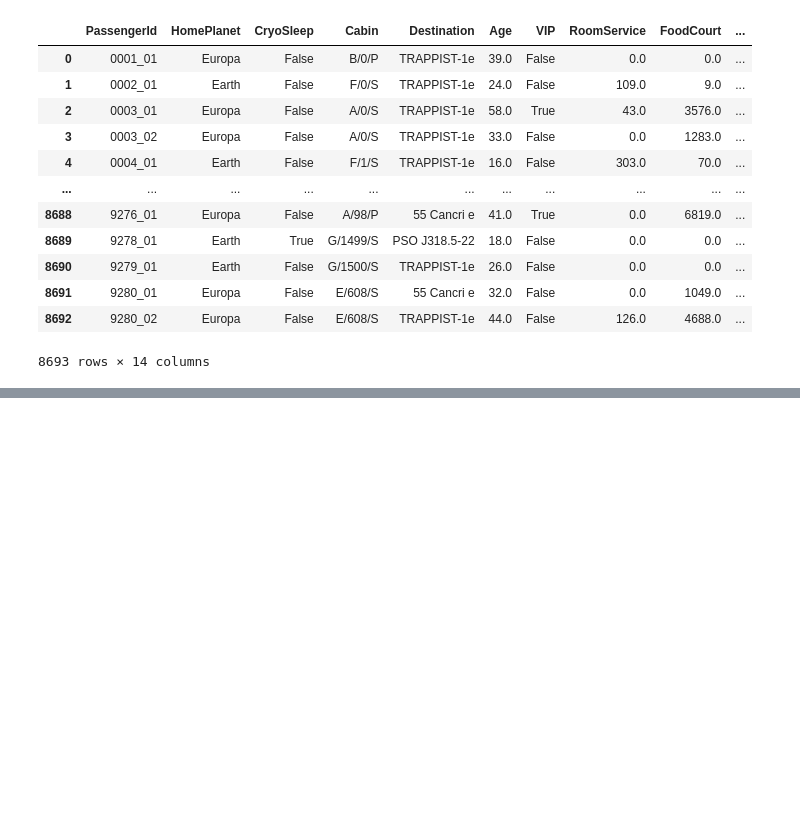
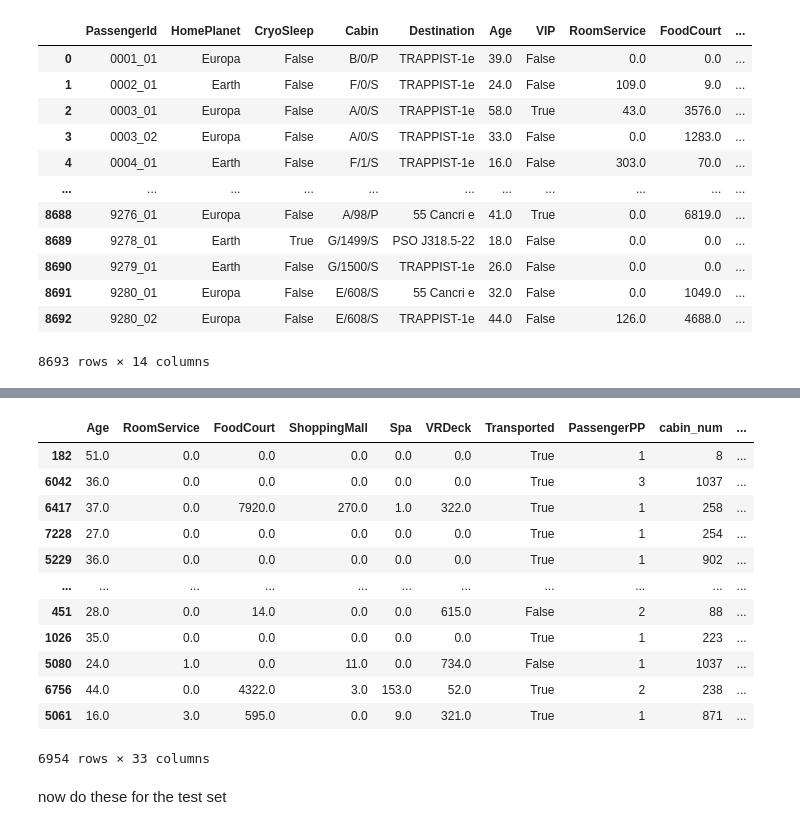
Before and after one commit to woxane/kaggle-spaceship-titanic, a Jupyter notebook: 5.ipynb, the cells around one changed output, grey strips where cells are left out. Cells and saved outputs as stored; diff of their text form; code cells hidden in the pictures; blank space fills up the shorter version.

```diff
--- a/5.ipynb
+++ b/5.ipynb
@@ -110,0 +143,4 @@ standarded_spenting.corr()
+# %%
+cat_data = df_train_updated.select_dtypes('object')
+cat_data.loc[:, ['CryoSleep', 'VIP']] = cat_data.loc[:, ['CryoSleep', 'VIP']].astype('str')
+cat_data
@@ -110,0 +161,8 @@ standarded_spenting.corr()
+# %%
+one_hot_encoder = OneHotEncoder(drop='first', dtype=int)
+
+cat_data_encoded = one_hot_encoder.fit_transform(cat_data)
+encoded_feature_names = one_hot_encoder.get_feature_names_out(cat_data.columns)
+# %%
+df_train_cat_encoded = pd.DataFrame(cat_data_encoded.toarray(), columns = encoded_feature_names, index=cat_data.index)
+df_train_cat_encoded
@@ -110,0 +183,21 @@ standarded_spenting.corr()
+# %%
+df_train_non_cat = df_train_updated.drop(cat_data.columns, axis=1)
+# %%
+df_train_encoded = pd.concat([df_train_non_cat, df_train_cat_encoded], axis=1)
+df_train_encoded
+# %% [output]
+|  | Age | RoomService | FoodCourt | ShoppingMall | Spa | VRDeck | Transported | PassengerPP | cabin_num | ... |
+| 182 | 51.0 | 0.0 | 0.0 | 0.0 | 0.0 | 0.0 | True | 1 | 8 | ... |
+| 6042 | 36.0 | 0.0 | 0.0 | 0.0 | 0.0 | 0.0 | True | 3 | 1037 | ... |
+| 6417 | 37.0 | 0.0 | 7920.0 | 270.0 | 1.0 | 322.0 | True | 1 | 258 | ... |
+| 7228 | 27.0 | 0.0 | 0.0 | 0.0 | 0.0 | 0.0 | True | 1 | 254 | ... |
+| 5229 | 36.0 | 0.0 | 0.0 | 0.0 | 0.0 | 0.0 | True | 1 | 902 | ... |
+| ... | ... | ... | ... | ... | ... | ... | ... | ... | ... | ... |
+| 451 | 28.0 | 0.0 | 14.0 | 0.0 | 0.0 | 615.0 | False | 2 | 88 | ... |
+| 1026 | 35.0 | 0.0 | 0.0 | 0.0 | 0.0 | 0.0 | True | 1 | 223 | ... |
+| 5080 | 24.0 | 1.0 | 0.0 | 11.0 | 0.0 | 734.0 | False | 1 | 1037 | ... |
+| 6756 | 44.0 | 0.0 | 4322.0 | 3.0 | 153.0 | 52.0 | True | 2 | 238 | ... |
+| 5061 | 16.0 | 3.0 | 595.0 | 0.0 | 9.0 | 321.0 | True | 1 | 871 | ... |
+6954 rows × 33 columns
+# %% [markdown]
+now do these for the test set
```
Also changed, not shown: parts of 59 cells of this notebook.
